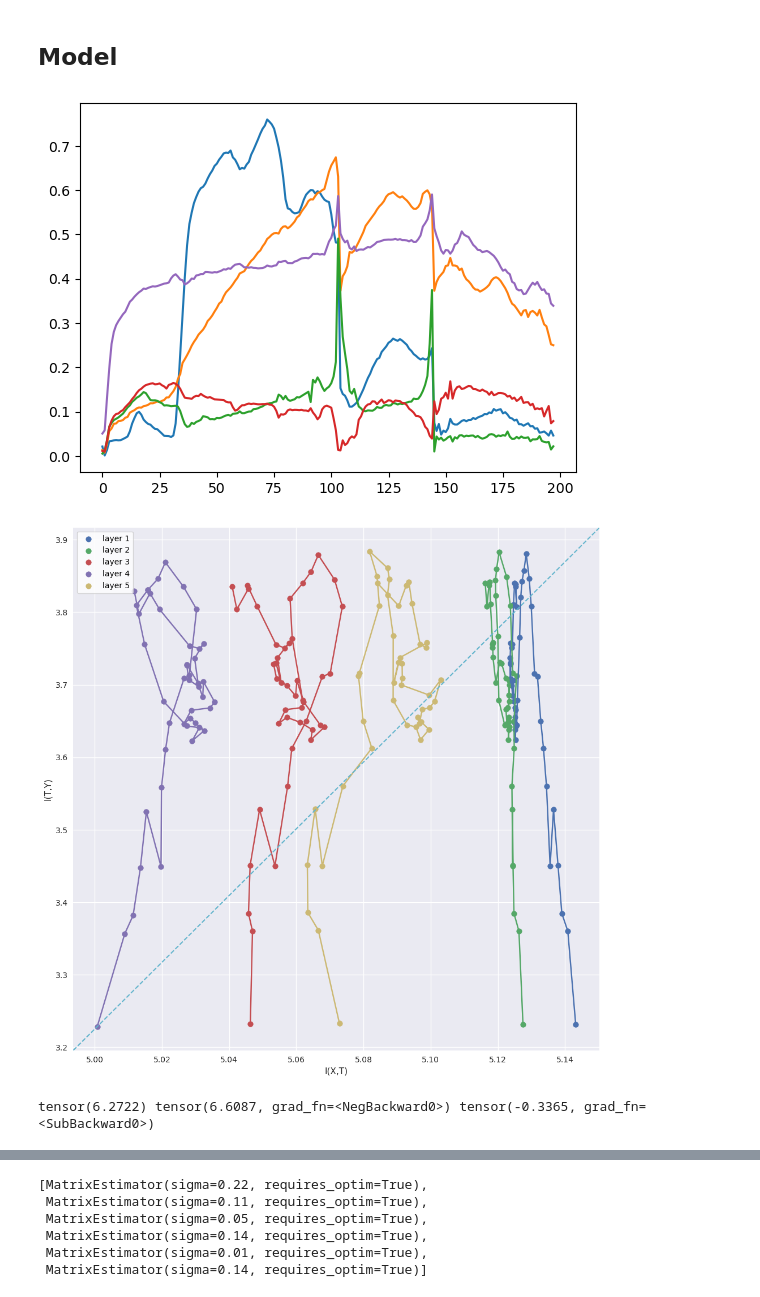
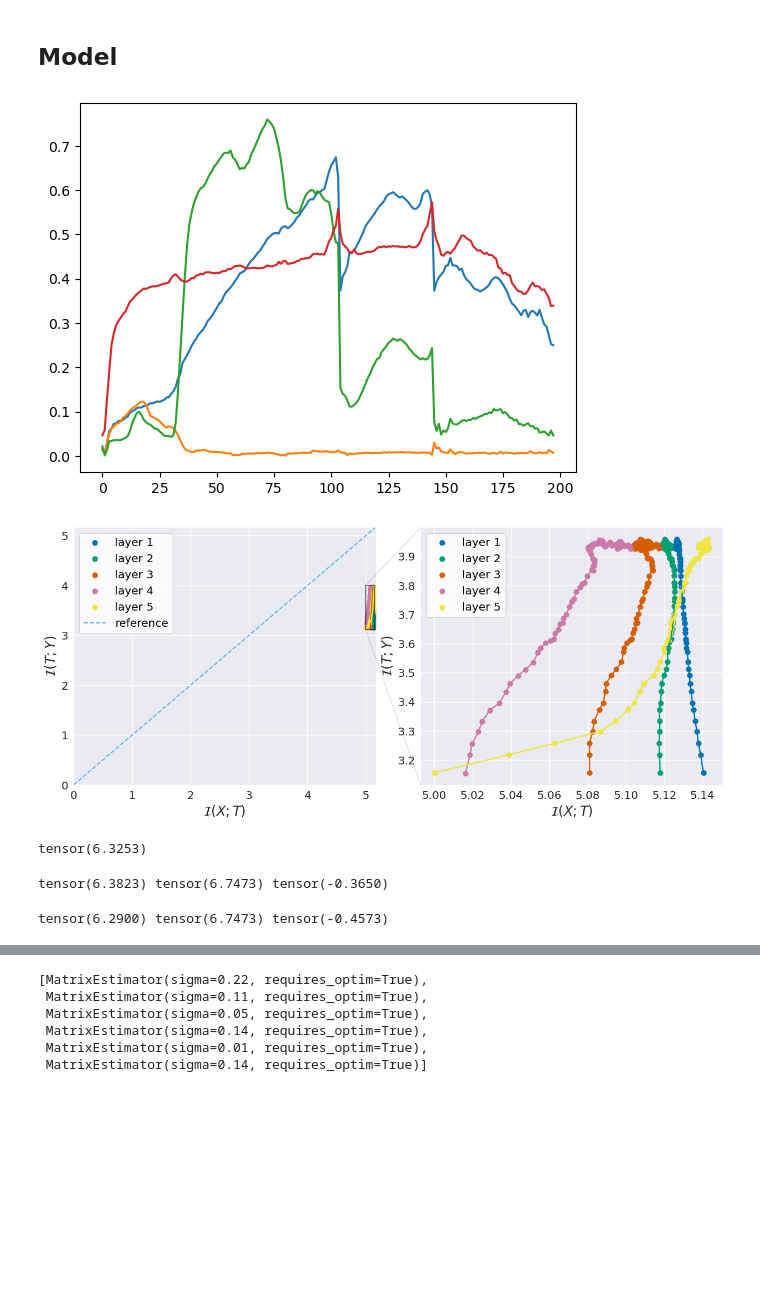
Before and after one commit to SolidusAbi/CLHU, a Jupyter notebook: notebooks/test.ipynb, the cells around one changed output, grey strips where cells are left out. Drawn from its saved outputs; the diff is of its cells as text; code cells hidden in the pictures; blank space fills up the shorter version.

```diff
--- a/notebooks/test.ipynb
+++ b/notebooks/test.ipynb
@@ -462,9 +467,9 @@ def train(model:nn.Module, n_endmembers:int, train_dataset:Dataset, test_dataset
     scaler = torch.cuda.amp.GradScaler()
 
     #IPDL
-    matrix_optimizer = SilvermanOptimizer(model, gamma=.01, normalize_dim=True)
+    matrix_optimizer = SilvermanOptimizer(model, gamma=1e-2, normalize_dim=True)
     ip = AutoEncoderInformationPlane(model)
-    Ax = define_Ax(test_dataset[:], gamma=.01)
+    Ax = define_Ax(test_dataset[:], gamma=1e-2)
 
     for epoch in epoch_iterator:
         epoch_loss = 0.
@@ -496,7 +501,7 @@ def train(model:nn.Module, n_endmembers:int, train_dataset:Dataset, test_dataset
     return ip
 # %%
 from pysptools import eea
-n_endmembers = dataset.n_endmembers + 1
+n_endmembers = dataset.n_endmembers + 0
 
 ee = eea.NFINDR()
 endmember = ee.extract(dataset.image().numpy(), n_endmembers)
@@ -506,35 +511,52 @@ logit_endmember_init = torch.log((endmember_init / (1-endmember_init) + 1e-12))
 plt.plot(endmember_init.T)
 plt.show()
 # %% [output]
-[figure, old version]
+[figure, new version]
 # %%
 model = ContrastiveUnmixing(dataset.n_bands, n_endmembers, endmember_init=logit_endmember_init)
-ip = train(model, n_endmembers, train_dataset, test_dataset, n_batchs=64, n_epochs=50, lr=1e-3)
+ip = train(model, n_endmembers, train_dataset, test_dataset, n_batchs=64, n_epochs=100, lr=1e-3)
 # %%
 from matplotlib import pyplot as plt
 from IPDL import MatrixBasedRenyisEntropy
 
-Ax = define_Ax(test_dataset[:], gamma=.01)
+Ax = define_Ax(test_dataset[:], gamma=1e-2)
 
 with plt.style.context('seaborn'):
-    f, ax = plt.subplots(figsize=(12, 12))
-    reference = MatrixBasedRenyisEntropy.entropy(Ax).cpu()
-    # ax.set(xlim=(0, reference), ylim=(0, reference))
+    with plt.style.context('seaborn-colorblind'):
+        f, ax = plt.subplots(figsize=(7, 6))
+        reference = MatrixBasedRenyisEntropy.entropy(Ax).cpu()
+        ax.set(xlim=(0, reference), ylim=(0, reference))
+        axins = ax.inset_axes([1.15, 0., 1, 1])
 
-    Ixt, Ity = ip.getMutualInformation(moving_average_n=6)
+        Ixt, Ity = ip.getMutualInformation(moving_average_n=10)
 
-    for idx, current_Ixt in enumerate(Ixt):
-        current_Ity = Ity[idx]
-        ax.scatter(current_Ixt, current_Ity, label="layer {}".format(idx+1))
-        ax.plot(current_Ixt, current_Ity)
+        for idx, current_Ixt in enumerate(Ixt):
+            current_Ity = Ity[idx]
+            ax.scatter(current_Ixt, current_Ity, label="layer {}".format(idx+1))
+            ax.plot(current_Ixt, current_Ity)
 
-ax.set_xlabel("I(X,T)")
-ax.set_ylabel("I(T,Y)")
-ax.plot([0, 1], [0, 1], transform=ax.transAxes, linestyle='dashed')
-plt.legend()
+            axins.scatter(current_Ixt, current_Ity, label="layer {}".format(idx+1))
+            axins.plot(current_Ixt, current_Ity)
+
+        ax.indicate_inset_zoom(axins, edgecolor="black", linewidth=1.5)
+
+ax.set_xlabel("$\mathcal{I}(X;T)$", fontsize='xx-large')
+ax.set_ylabel("$\mathcal{I}(T;Y)$", fontsize='xx-large')
+
+axins.set_xlabel("$\mathcal{I}(X;T)$", fontsize='xx-large')
+axins.set_ylabel("$\mathcal{I}(T;Y)$", fontsize='xx-large')
+axins.legend(fontsize='x-large')
+
+ax.plot([0, 1], [0, 1], transform=ax.transAxes, linestyle='dashed', label='reference')
+ax.legend(fontsize='x-large')
+
+#ticks bigger
+ax.tick_params(axis='both', which='major', labelsize='x-large')
+axins.tick_params(axis='both', which='major', labelsize='x-large')
+
 plt.show()
 # %% [output]
-[figure, old version]
+[figure, new version]
 # %%
 z_m = model.encoder[-1][-2].x.cpu()
 model = model.cpu()
@@ -555,12 +577,21 @@ Aebk = define_Ax(ebk, gamma=.01)
 # %%
 from IPDL.InformationTheory import MatrixBasedRenyisEntropy as renyis
-A = renyis.entropy(model.encoder[-1][-2].get_matrix())
-B = renyis.entropy(Aebk)
+Hz = renyis.entropy(model.encoder[-1][-2].get_matrix())
+Hz_p = renyis.entropy(model.projection[-1].get_matrix())
+HA = renyis.entropy(AAbund)
 
 
-Izy = renyis.mutualInformation(Aebk, model.encoder[-1][-2].get_matrix())
+Izy = renyis.mutualInformation(AAbund, model.encoder[-1][-2].get_matrix())
+print(Izy)
+# %% [output]
+tensor(6.3253)
-# %%
-MI = A - B
-print(A, B, MI)
-# %% [output]
-tensor(6.2722) tensor(6.6087, grad_fn=<NegBackward0>) tensor(-0.3365, grad_fn=<SubBackward0>)
+# %%
+MI = Hz - HA
+print(Hz, HA, MI)
+# %% [output]
+tensor(6.3823) tensor(6.7473) tensor(-0.3650)
+# %%
+MI = Hz_p - HA
+print(Hz_p, HA, MI)
+# %% [output]
+tensor(6.2900) tensor(6.7473) tensor(-0.4573)
```
Also changed, not shown: parts of 27 cells of this notebook.
